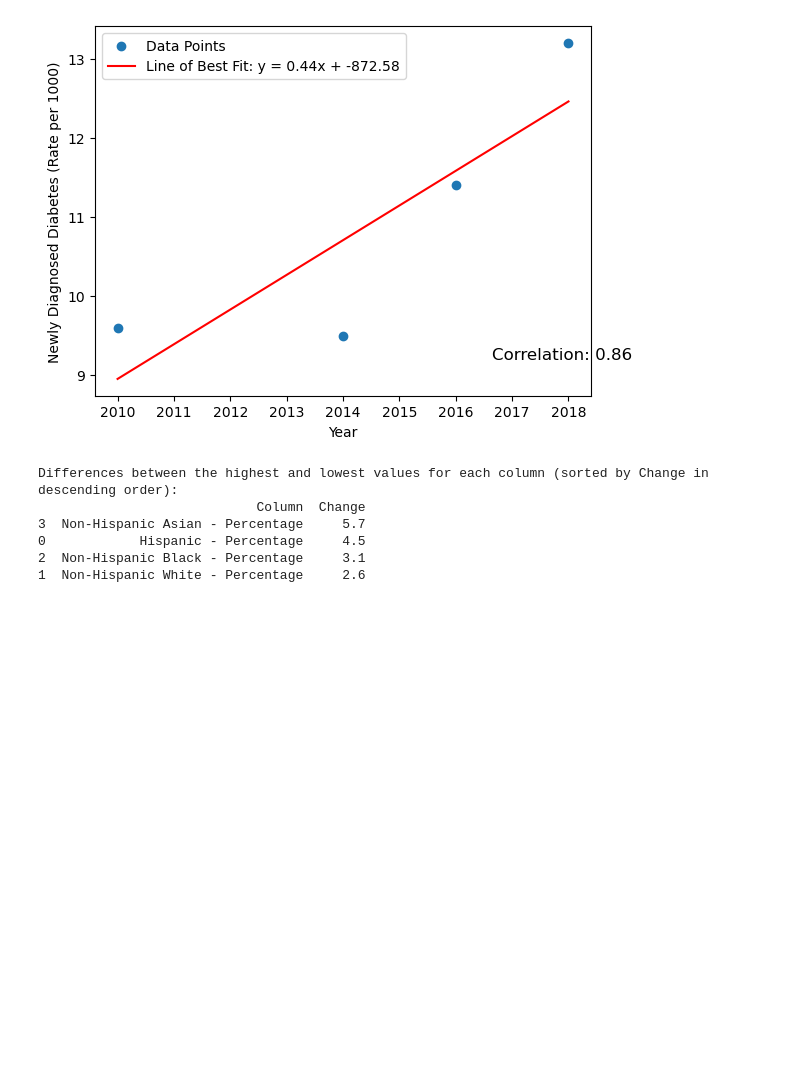
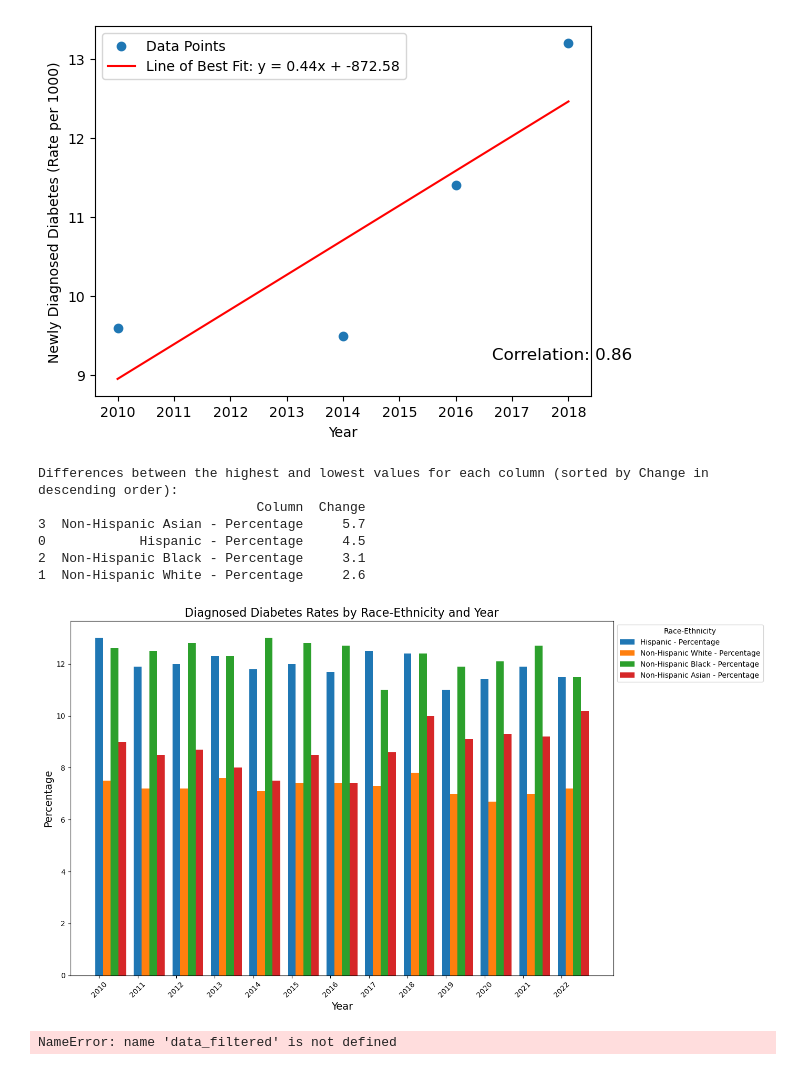
Before and after one commit to jessguinn/Project-1-Team-4, a Jupyter notebook: final_combined_datasets/analysis.ipynb, the cells around one changed output. Drawn from its saved outputs; the diff is of its cells as text; code cells hidden in the pictures; blank space fills up the shorter version.

```diff
--- a/final_combined_datasets/analysis.ipynb
+++ b/final_combined_datasets/analysis.ipynb
@@ -266,6 +266,69 @@ Differences between the highest and lowest values for each column (sorted by Cha
 0            Hispanic - Percentage     4.5
 2  Non-Hispanic Black - Percentage     3.1
 1  Non-Hispanic White - Percentage     2.6
+# %%
+race_df = race_df.iloc[2:]  # Adjust this as necessary based on the actual data structure
+race_df = race_df[pd.to_numeric(race_df['Year'], errors='coerce').notnull()]
+race_df['Year'] = race_df['Year'].astype(int)
+fig, ax = plt.subplots(figsize=(14, 8))
+
+# The correct approach: Plot each race-ethnicity percentage directly
+race_ethnicity_columns = [
+    'Hispanic - Percentage',
+    'Non-Hispanic White - Percentage',
+    'Non-Hispanic Black - Percentage',
+    'Non-Hispanic Asian - Percentage'
+]
+
+# Iterate over each race-ethnicity group and plot its data
+for column in race_ethnicity_columns:
+    ax.bar(race_df['Year'] + race_ethnicity_columns.index(column)*0.2, race_df[column], width=0.2, label=column)
+
+# Adding title and labels
+ax.set_title('Diagnosed Diabetes Rates by Race-Ethnicity and Year', fontsize=16)
+ax.set_xlabel('Year', fontsize=14)
+ax.set_ylabel('Percentage', fontsize=14)
+ax.set_xticks(race_df['Year'])
+ax.set_xticklabels(race_df['Year'], rotation=45)
+ax.legend(title='Race-Ethnicity', loc='upper left', bbox_to_anchor=(1, 1))
+
+# Show the plot
+plt.tight_layout()
+plt.show()
+# %% [output]
+[figure, added]
+# %%
+years = race_df['Year'].unique()
+
+# Prepare the data for each race
+hispanic_percentage = data_filtered['Hispanic - Percentage'].astype(float).values
+non_hispanic_white_percentage = race_df['Non-Hispanic White - Percentage'].astype(float).values
+non_hispanic_black_percentage = race_df['Non-Hispanic Black - Percentage'].astype(float).values
+non_hispanic_asian_percentage = race_df['Non-Hispanic Asian - Percentage'].astype(float).values
+
+# The x location for the groups
+ind = np.arange(len(years))  # the x locations for the groups
+width = 0.2  # the width of the bars
+
+fig, ax = plt.subplots(figsize=(12, 8))
+rects1 = ax.bar(ind - width*1.5, hispanic_percentage, width, label='Hispanic')
+rects2 = ax.bar(ind - width/2, non_hispanic_white_percentage, width, label='Non-Hispanic White')
+rects3 = ax.bar(ind + width/2, non_hispanic_black_percentage, width, label='Non-Hispanic Black')
+rects4 = ax.bar(ind + width*1.5, non_hispanic_asian_percentage, width, label='Non-Hispanic Asian')
+
+# Add some text for labels, title, and custom x-axis tick labels, etc.
+ax.set_xlabel('Year')
+ax.set_ylabel('Diabetes Percentage')
+ax.set_title('Diabetes Rates by Race and Ethnicity Over Time')
+ax.set_xticks(ind)
+ax.set_xticklabels(years, rotation=45)
+ax.legend()
+
+fig.tight_layout()
+
+plt.show()
+# %% [output]
+NameError: name 'data_filtered' is not defined
 # %%
 selected_columns = ['Year', 'Male - Percentage', 'Female - Percentage']
 
```
Also changed, not shown: parts of 2 cells of this notebook, 1 other file.
